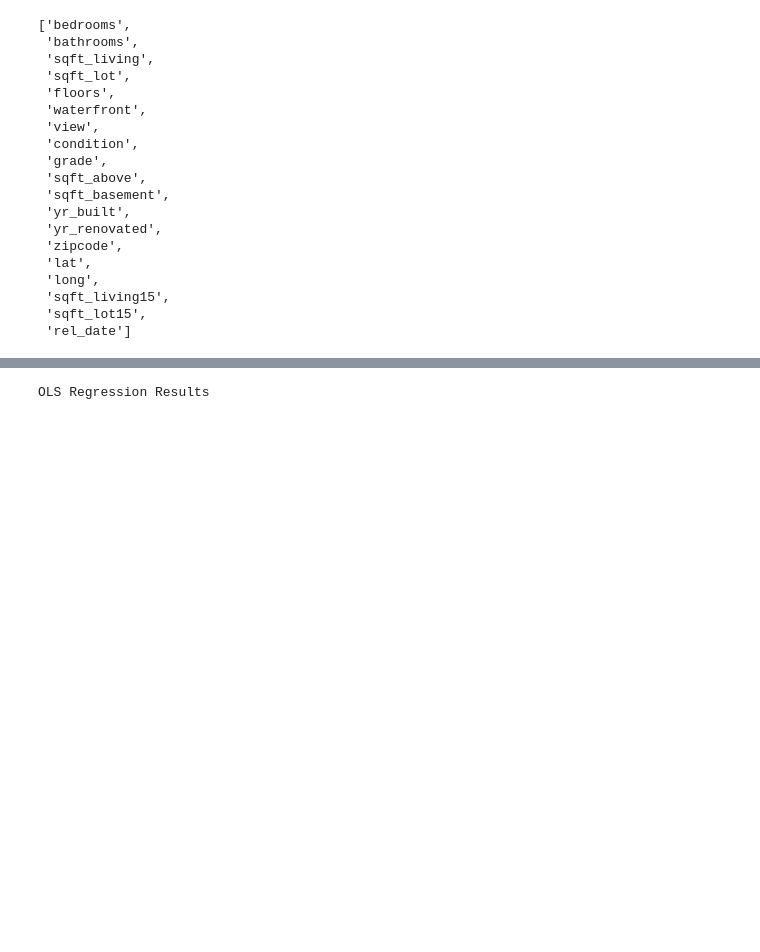
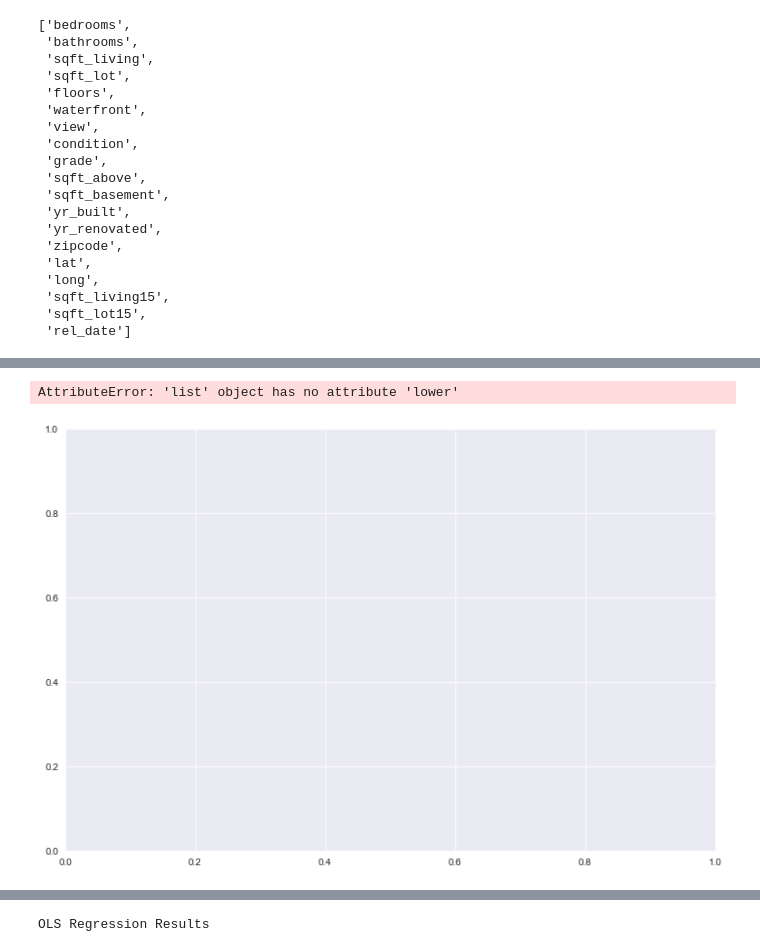
Before and after one commit to matteomm/dsc-mod-2-project-v2-1-london-ds-02172020, a Jupyter notebook: Rani.ipynb, the cells around one changed output, grey strips where cells are left out. Cells and saved outputs as stored; diff of their text form; code cells hidden in the pictures; blank space fills up the shorter version.

```diff
--- a/Rani.ipynb
+++ b/Rani.ipynb
@@ -220,0 +262,4 @@ Plotting price change and location data:
+# %%
+df_unique['repeated'] = repeated
+
+df_unique.head()
@@ -309,0 +352,12 @@ list(df.columns)
+# %%
+#Standardise:
+# Get Variables as they are for UNSTANDARDISED Coefs
+df_small = df[["bedrooms","sqft_living"]]
+
+# Take Two Variabls and Z score them!
+df_small['z_bedrooms'] = stats.zscore(df_small['bedrooms'])
+df_small['z_sqft_living'] = stats.zscore(df_small['sqft_living'])
+
+# Break them up into two sep dfs
+df_unstandardised = df_small[['bedrooms',"sqft_living"]]
+df_standardised = df_small[['z_bedrooms',"z_sqft_living"]]
@@ -309,0 +393,6 @@ list(df.columns)
+# %%
+X_unstandardised = sm.add_constant(df_unstandardised)
+model_unstandardised = sm.OLS(target,X_unstandardised)
+results_unstandardised = model_unstandardised.fit()
+
+results_unstandardised.summary()
@@ -309,0 +429,12 @@ list(df.columns)
+# %%
+z_target = stats.zscore(target)
+
+
+X_standardised = sm.add_constant(df_standardised)
+
+
+X_standardised_all = sm.add_constant(df_standardised)
+model_standardised_all = sm.OLS(z_target,X_standardised)
+results_standardised_all = model_standardised_all.fit()
+lm=results_standardised_all
+results_standardised_all.summary()
@@ -309,0 +462,10 @@ list(df.columns)
+# %%
+import lmdiag
+%matplotlib inline
+
+
+fig, ax = plt.subplots(figsize=(12,8))
+fig = sm.graphics.influence_plot(results_standardised_all, ax=ax, criterion= )
+# %% [output]
+AttributeError: 'list' object has no attribute 'lower'
+[figure, added]
```
Also changed, not shown: parts of 20 cells of this notebook.
